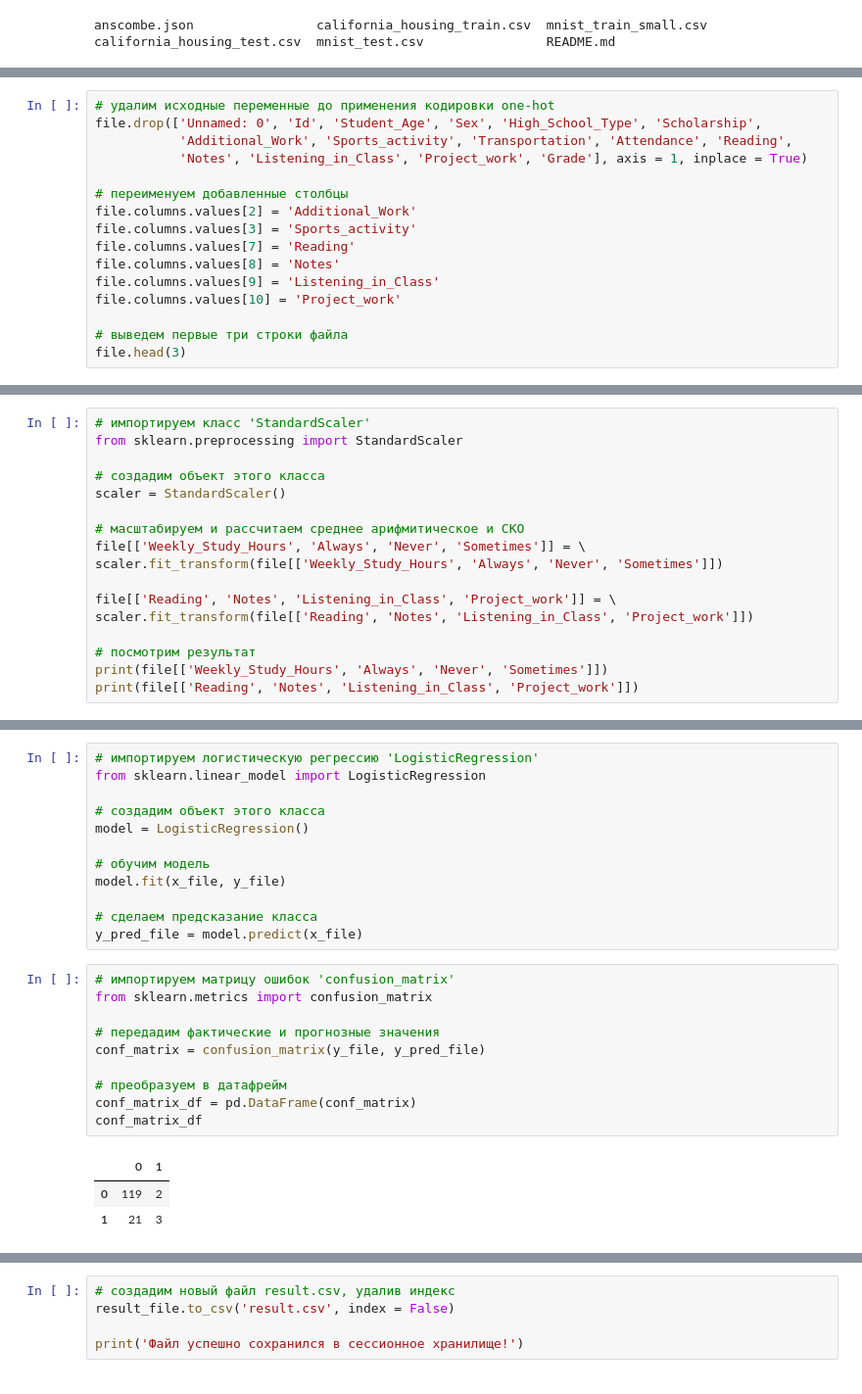
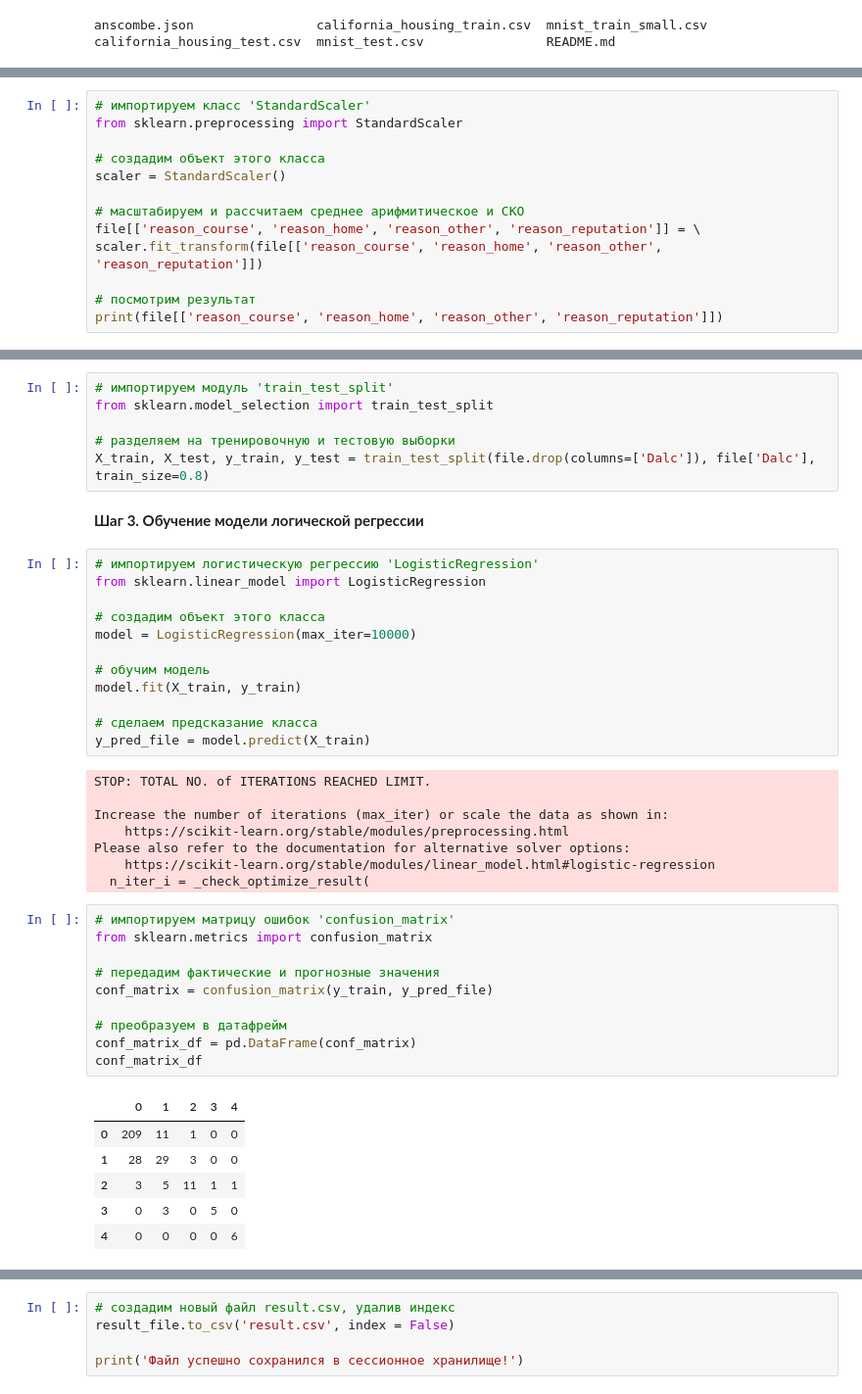
Before and after one commit to Jolobov/AI_Systems, a Jupyter notebook: LaboratoryWork3.ipynb, the cells around one changed output, grey strips where cells are left out. Shown: that part at 98% size. Drawn from its saved outputs; the diff is of its cells as text.

```diff
--- a/LaboratoryWork3.ipynb
+++ b/LaboratoryWork3.ipynb
@@ -168,16 +211,0 @@ file = pd.concat([file, sex, additional_work, sports_activity, attendance, \
-# %%
-# удалим исходные переменные до применения кодировки one-hot
-file.drop(['Unnamed: 0', 'Id', 'Student_Age', 'Sex', 'High_School_Type', 'Scholarship',
-           'Additional_Work', 'Sports_activity', 'Transportation', 'Attendance', 'Reading',
-           'Notes', 'Listening_in_Class', 'Project_work', 'Grade'], axis = 1, inplace = True)
-
-# переименуем добавленные столбцы
-file.columns.values[2] = 'Additional_Work'
-file.columns.values[3] = 'Sports_activity'
-file.columns.values[7] = 'Reading'
-file.columns.values[8] = 'Notes'
-file.columns.values[9] = 'Listening_in_Class'
-file.columns.values[10] = 'Project_work'
-
-# выведем первые три строки файла
-file.head(3)
@@ -194,13 +283,9 @@ from sklearn.preprocessing import StandardScaler
 scaler = StandardScaler()
 
 # масштабируем и рассчитаем среднее арифмитическое и СКО
-file[['Weekly_Study_Hours', 'Always', 'Never', 'Sometimes']] = \
-scaler.fit_transform(file[['Weekly_Study_Hours', 'Always', 'Never', 'Sometimes']])
-
-file[['Reading', 'Notes', 'Listening_in_Class', 'Project_work']] = \
-scaler.fit_transform(file[['Reading', 'Notes', 'Listening_in_Class', 'Project_work']])
+file[['reason_course', 'reason_home', 'reason_other', 'reason_reputation']] = \
+scaler.fit_transform(file[['reason_course', 'reason_home', 'reason_other', 'reason_reputation']])
 
 # посмотрим результат
-print(file[['Weekly_Study_Hours', 'Always', 'Never', 'Sometimes']])
-print(file[['Reading', 'Notes', 'Listening_in_Class', 'Project_work']])
+print(file[['reason_course', 'reason_home', 'reason_other', 'reason_reputation']])
 # %% [output]
@@ -238,26 +308,45 @@ x_file.head(3)
+# %%
+# импортируем модуль 'train_test_split'
+from sklearn.model_selection import train_test_split
+
+# разделяем на тренировочную и тестовую выборки
+X_train, X_test, y_train, y_test = train_test_split(file.drop(columns=['Dalc']), file['Dalc'], train_size=0.8)
+# %% [markdown]
+**Шаг 3. Обучение модели логической регрессии**
 # %%
 # импортируем логистическую регрессию 'LogisticRegression'
 from sklearn.linear_model import LogisticRegression
 
 # создадим объект этого класса
-model = LogisticRegression()
+model = LogisticRegression(max_iter=10000)
 
 # обучим модель
-model.fit(x_file, y_file)
+model.fit(X_train, y_train)
 
 # сделаем предсказание класса
-y_pred_file = model.predict(x_file)
+y_pred_file = model.predict(X_train)
+# %% [output]
+STOP: TOTAL NO. of ITERATIONS REACHED LIMIT.
+
+Increase the number of iterations (max_iter) or scale the data as shown in:
+    https://scikit-learn.org/stable/modules/preprocessing.html
+Please also refer to the documentation for alternative solver options:
+    https://scikit-learn.org/stable/modules/linear_model.html#logistic-regression
+  n_iter_i = _check_optimize_result(
 # %%
 # импортируем матрицу ошибок 'confusion_matrix'
 from sklearn.metrics import confusion_matrix
 
 # передадим фактические и прогнозные значения
-conf_matrix = confusion_matrix(y_file, y_pred_file)
+conf_matrix = confusion_matrix(y_train, y_pred_file)
 
 # преобразуем в датафрейм
 conf_matrix_df = pd.DataFrame(conf_matrix)
 conf_matrix_df
 # %% [output]
-|  | 0 | 1 |
-| 0 | 119 | 2 |
-| 1 | 21 | 3 |
+|  | 0 | 1 | 2 | 3 | 4 |
+| 0 | 209 | 11 | 1 | 0 | 0 |
+| 1 | 28 | 29 | 3 | 0 | 0 |
+| 2 | 3 | 5 | 11 | 1 | 1 |
+| 3 | 0 | 3 | 0 | 5 | 0 |
+| 4 | 0 | 0 | 0 | 0 | 6 |
```
Also changed, not shown: parts of 47 cells of this notebook.
